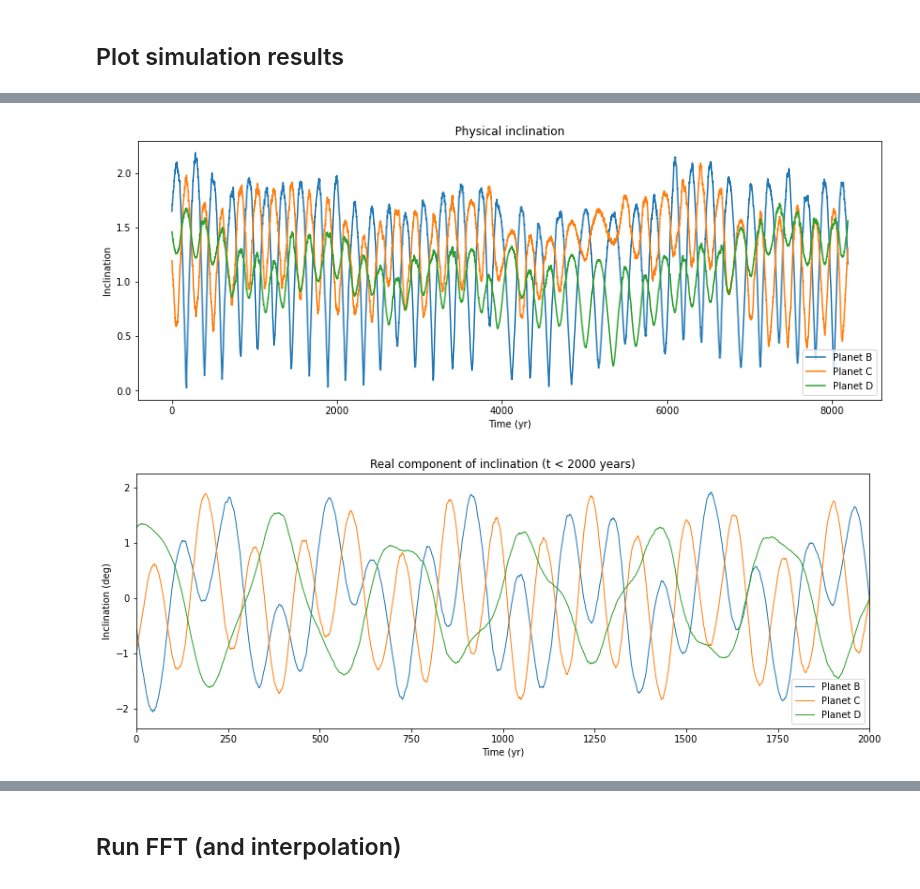
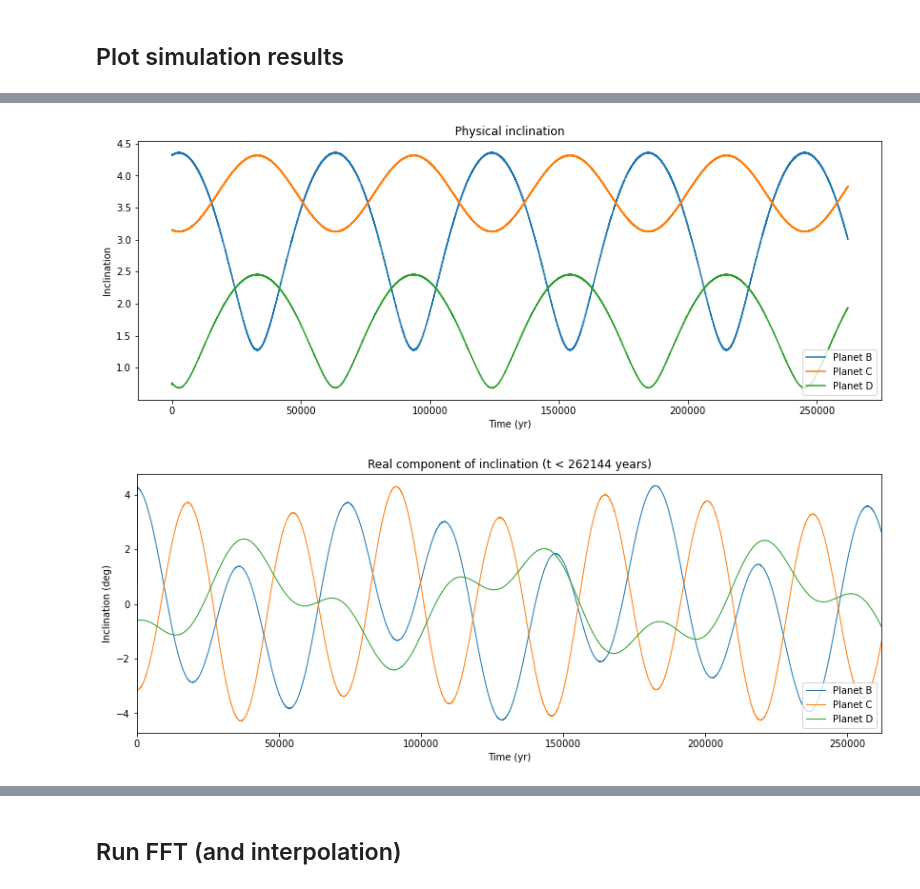
Before and after one commit to Jupiter1994/inc-dynamics, a Jupyter notebook: three_planet/three_planet.ipynb, the cells around one changed output, grey strips where cells are left out. Drawn from its saved outputs; the diff is of its cells as text; code cells hidden in the pictures.

```diff
--- a/three_planet/three_planet.ipynb
+++ b/three_planet/three_planet.ipynb
@@ -69,21 +69,21 @@ star_mass = 1.0
 # are left at their default values of 0.
 b_params = {
     "m": 4.19 * M_e,
-    "a": 0.0719,
+    "a": 1,
     "inc": b_inc_0_rad,
     "Omega": 5.3
 }
 
 c_params = {
     "m": 3.85 * M_e,
-    "a": 0.0835,
+    "a": 1.4,
     "inc": c_inc_0_rad,
     "Omega": 2.3
 }
 
 d_params = {
     "m": 4.16 * M_e,
-    "a": 0.1012,
+    "a": 1.96,
     "inc": d_inc_0_rad,
     "Omega": 0.8
 }
@@ -121,7 +121,7 @@ Planet D's inc (L_tot frame) = 0.025502827
 ## Run sim
 # %%
 tstep = 1
-tmax = 8192 # end time of integration (yr)
+tmax = 8192*32 # end time of integration (yr)
 num_steps = int(tmax / tstep)
 N = num_steps
 
@@ -260,23 +271,23 @@ plt.title('Physical inclination')
 plt.legend(loc='lower right')
 plt.show()
 # %% [output]
-[figure, old version]
+[figure, new version]
 # %%
 fig = plt.figure(figsize=(14,5))
 
-xlim = 2000
+xlim = tmax
 
 plt.plot(times, b_complex_incs_deg.real, lw=1, label='Planet B')
 plt.plot(times, c_complex_incs_deg.real, lw=1, label='Planet C')
 plt.plot(times, d_complex_incs_deg.real, lw=1, label='Planet D')
 
 plt.xlabel('Time (yr)')
 plt.xlim(0, xlim)
 plt.ylabel('Inclination (deg)')
 plt.title(f'Real component of inclination (t < {xlim} years)')
 
 plt.legend(loc='lower right')
 plt.show()
 # %% [output]
-[figure, old version]
+[figure, new version]
 # %%
```
Also changed, not shown: parts of 14 cells of this notebook, 2 other files.
